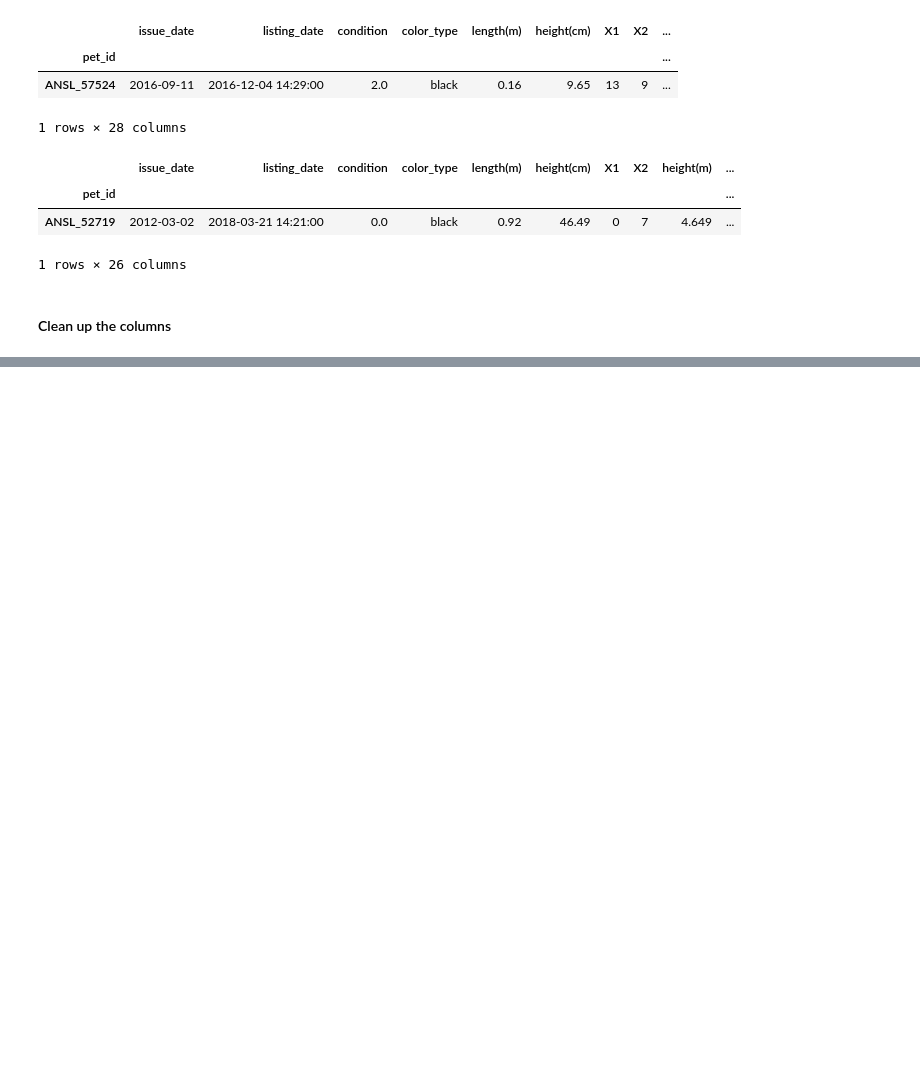
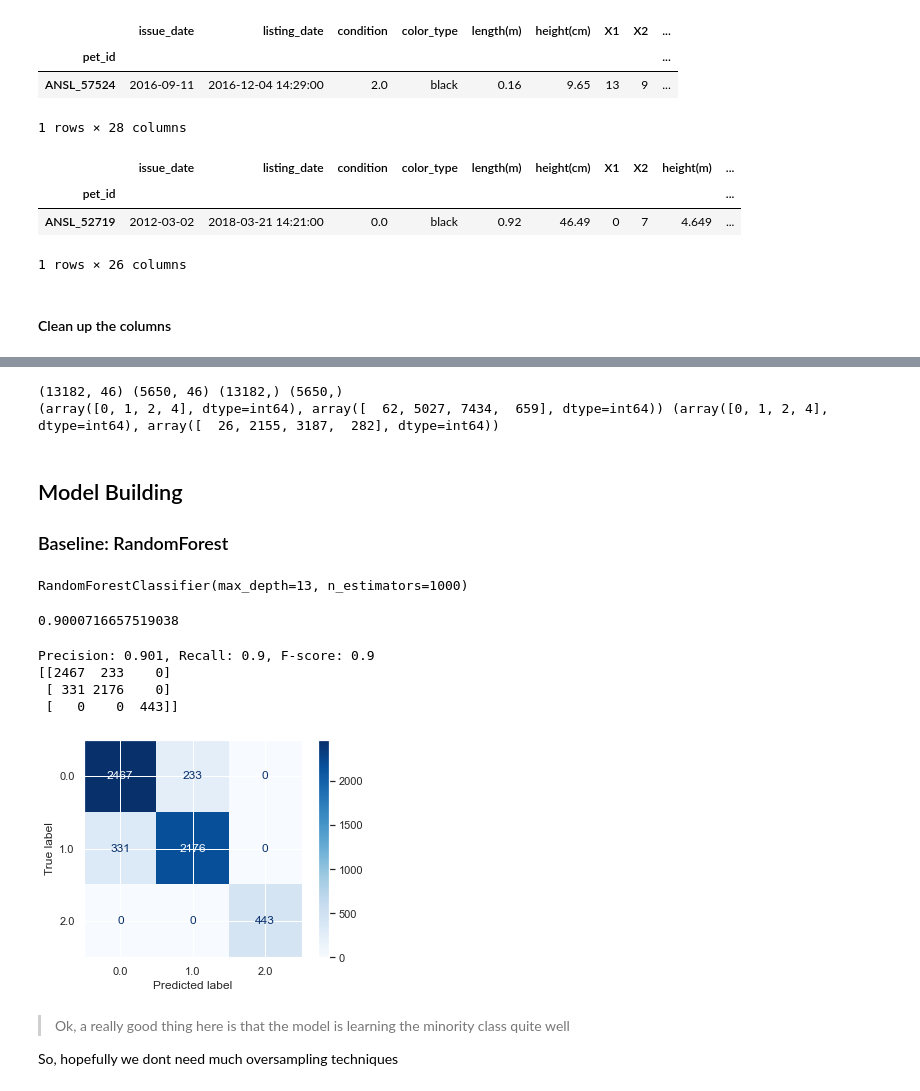
Before and after one commit to ShaunakSen/Data-Science-and-Machine-Learning, a Jupyter notebook: Hackerearth Project - Pet Adoption/Hackerearth ML Project - Pet Adoption.ipynb, the cells around one changed output, grey strips where cells are left out. Cells and saved outputs as stored; diff of their text form; code cells hidden in the pictures; blank space fills up the shorter version.

Commit message:
baseline RF model + evaluation: f-score=0.9

```diff
--- a/Hackerearth Project - Pet Adoption/Hackerearth ML Project - Pet Adoption.ipynb
+++ b/Hackerearth Project - Pet Adoption/Hackerearth ML Project - Pet Adoption.ipynb
@@ -1093,0 +1344,50 @@ tr_df_with_color.columns
+# %%
+X_train, X_test, y2_train, y2_test = train_test_split(X, y2, train_size=0.7, stratify=y2, random_state=13)
+
+print (X_train.shape, X_test.shape, y2_train.shape, y2_test.shape)
+
+print (np.unique(y2_train, return_counts=True), np.unique(y2_test, return_counts=True))
+# %% [output]
+(13182, 46) (5650, 46) (13182,) (5650,)
+(array([0, 1, 2, 4], dtype=int64), array([  62, 5027, 7434,  659], dtype=int64)) (array([0, 1, 2, 4], dtype=int64), array([  26, 2155, 3187,  282], dtype=int64))
+# %% [markdown]
+## Model Building
+
+### Baseline: RandomForest
+# %%
+baseline_rf = RandomForestClassifier(n_estimators=500, max_depth=13)
+
+baseline_rf.fit(X_train, y1_train)
+# %% [output]
+RandomForestClassifier(max_depth=13, n_estimators=1000)
+# %%
+y1_pred = baseline_rf.predict(X_test)
+# %%
+f1_score(y_true=y1_test, y_pred=y1_pred, average='weighted')
+# %% [output]
+0.9000716657519038
+# %%
+baseline_rf.fit(X_train, y2_train)
+y2_pred = baseline_rf.predict(X_test)
+# %%
+def evaluate_model(model, X, y_true, y_pred):
+    """
+    1. Precision, recall and f-score (weighted)
+    2. Confusion matrix
+    """
+    precision, recall, f_score, support = precision_recall_fscore_support(y_true=y_true, y_pred=y_pred, average='weighted')
+    print (f"Precision: {np.round(precision, 3)}, Recall: {np.round(recall, 3)}, F-score: {np.round(f_score, 3)}")
+    disp = plot_confusion_matrix(estimator=model, X=X, y_true=y_true, cmap=plt.cm.Blues, normalize=None)
+    print(disp.confusion_matrix)
+
+evaluate_model(baseline_rf, X_test, y1_test, y1_pred)
+# %% [output]
+Precision: 0.901, Recall: 0.9, F-score: 0.9
+[[2467  233    0]
+ [ 331 2176    0]
+ [   0    0  443]]
+[figure, added]
+# %% [markdown]
+> Ok, a really good thing here is that the model is learning the minority class quite well
+
+So, hopefully we dont need much oversampling techniques
```
Also changed, not shown: parts of 30 cells of this notebook.
